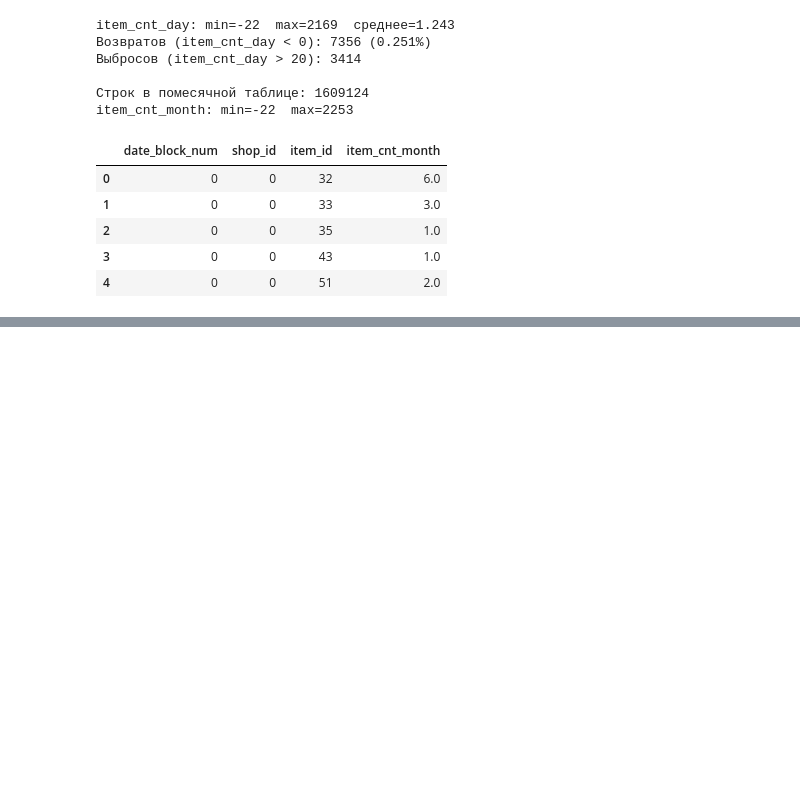
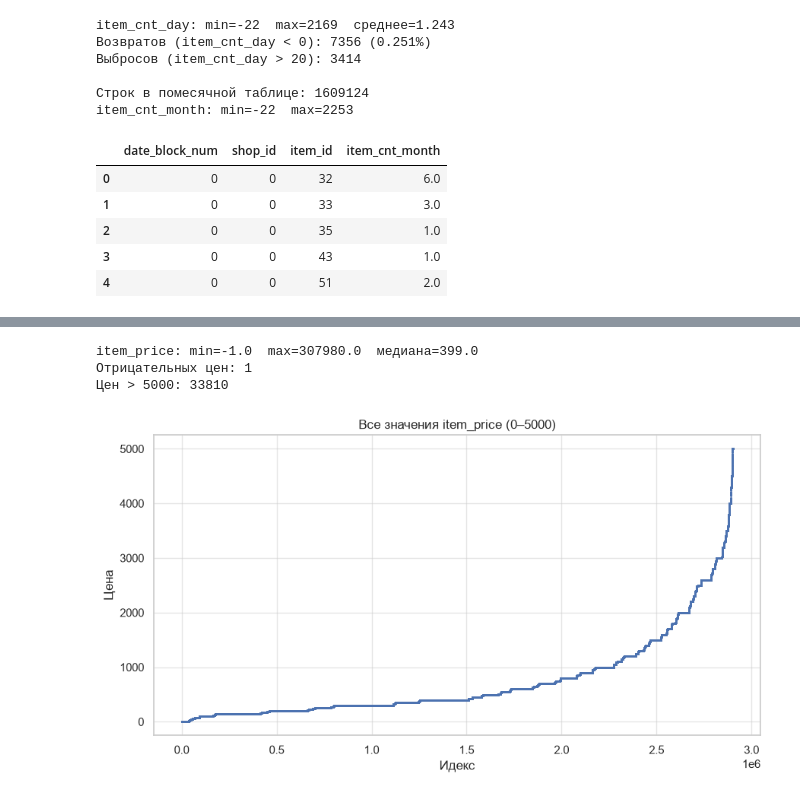
Before and after one commit to brawlerleg/ecup2026, a Jupyter notebook: niki.ipynb, the cells around one changed output, grey strips where cells are left out. Saved outputs shown, nothing was run; the diff lists cells and outputs as text; code cells hidden in the pictures; blank space fills up the shorter version.

```diff
--- a/niki.ipynb
+++ b/niki.ipynb
@@ -125,3 +124,30 @@ date_block_num
 23    168755.0
 2     147142.0
 Name: total_cnt, dtype: float64
+# %%
+p = sales_train['item_price']
+print('item_price: min=%.1f  max=%.1f  медиана=%.1f' % (p.min(), p.max(), p.median()))
+print('Отрицательных цен:', int((p < 0).sum()), '\nЦен > 5000:', int((p > 5000).sum()))
+
+prices = p[p.between(0, 5000)].dropna().sort_values()
+
+fig, ax = plt.subplots(figsize=(9, 5))
+
+ax.plot(
+    range(len(prices)),
+    prices,
+    '.',
+    markersize=1
+)
+
+ax.set_title('Все значения item_price (0–5000)')
+ax.set_xlabel('Идекс')
+ax.set_ylabel('Цена')
+
+plt.tight_layout()
+plt.show()
+# %% [output]
+item_price: min=-1.0  max=307980.0  медиана=399.0
+Отрицательных цен: 1
+Цен > 5000: 33810
+[figure, added]
```
Also changed, not shown: parts of 3 cells of this notebook.
